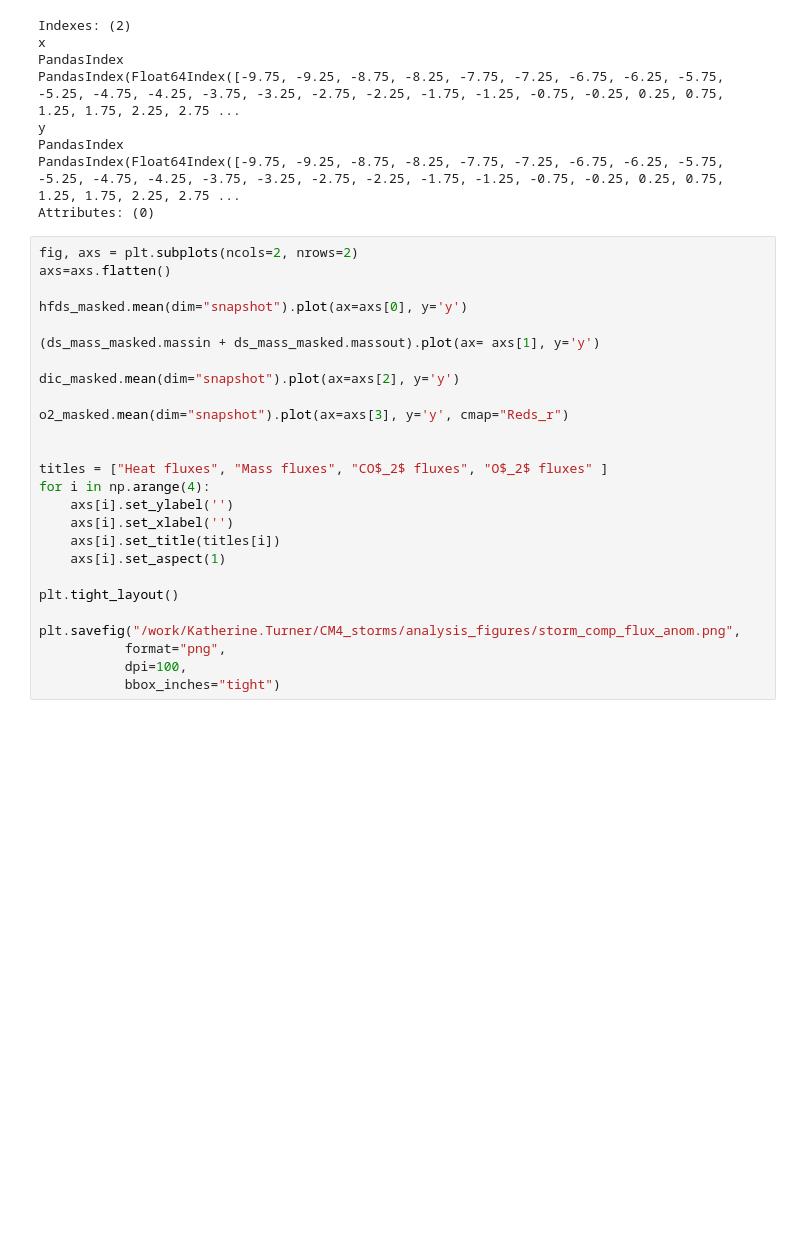
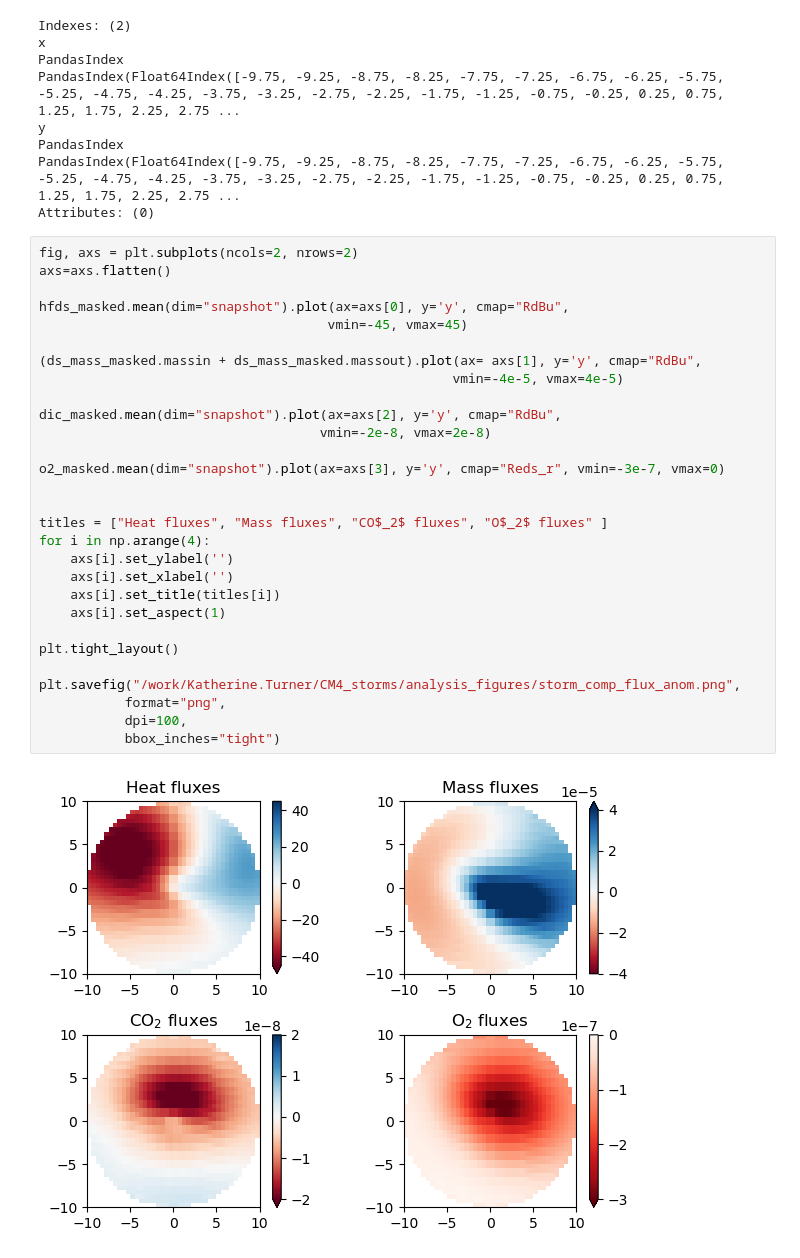
Before and after one commit to keturner8/CM4_storms, a Jupyter notebook: analysis_figures/composites/CM4_ocean_surf_composites.ipynb, the cells around one changed output. Drawn from its saved outputs; the diff is of its cells as text; blank space fills up the shorter version.

```diff
--- a/analysis_figures/composites/CM4_ocean_surf_composites.ipynb
+++ b/analysis_figures/composites/CM4_ocean_surf_composites.ipynb
@@ -82,26 +82,31 @@ Attributes: (0)
 # %%
 fig, axs = plt.subplots(ncols=2, nrows=2)
 axs=axs.flatten()
 
-hfds_masked.mean(dim="snapshot").plot(ax=axs[0], y='y')
+hfds_masked.mean(dim="snapshot").plot(ax=axs[0], y='y', cmap="RdBu",
+                                     vmin=-45, vmax=45)
 
-(ds_mass_masked.massin + ds_mass_masked.massout).plot(ax= axs[1], y='y')
+(ds_mass_masked.massin + ds_mass_masked.massout).plot(ax= axs[1], y='y', cmap="RdBu",
+                                                     vmin=-4e-5, vmax=4e-5)
 
-dic_masked.mean(dim="snapshot").plot(ax=axs[2], y='y')
+dic_masked.mean(dim="snapshot").plot(ax=axs[2], y='y', cmap="RdBu",
+                                    vmin=-2e-8, vmax=2e-8)
 
-o2_masked.mean(dim="snapshot").plot(ax=axs[3], y='y', cmap="Reds_r")
+o2_masked.mean(dim="snapshot").plot(ax=axs[3], y='y', cmap="Reds_r", vmin=-3e-7, vmax=0)
 
 
 titles = ["Heat fluxes", "Mass fluxes", "CO$_2$ fluxes", "O$_2$ fluxes" ]
 for i in np.arange(4):
     axs[i].set_ylabel('')
     axs[i].set_xlabel('')
     axs[i].set_title(titles[i])
     axs[i].set_aspect(1)
 
 plt.tight_layout()
 
 plt.savefig("/work/Katherine.Turner/CM4_storms/analysis_figures/storm_comp_flux_anom.png",
            format="png",
            dpi=100,
            bbox_inches="tight")
+# %% [output]
+[figure, added]
```
Also changed, not shown: 3 other files.
